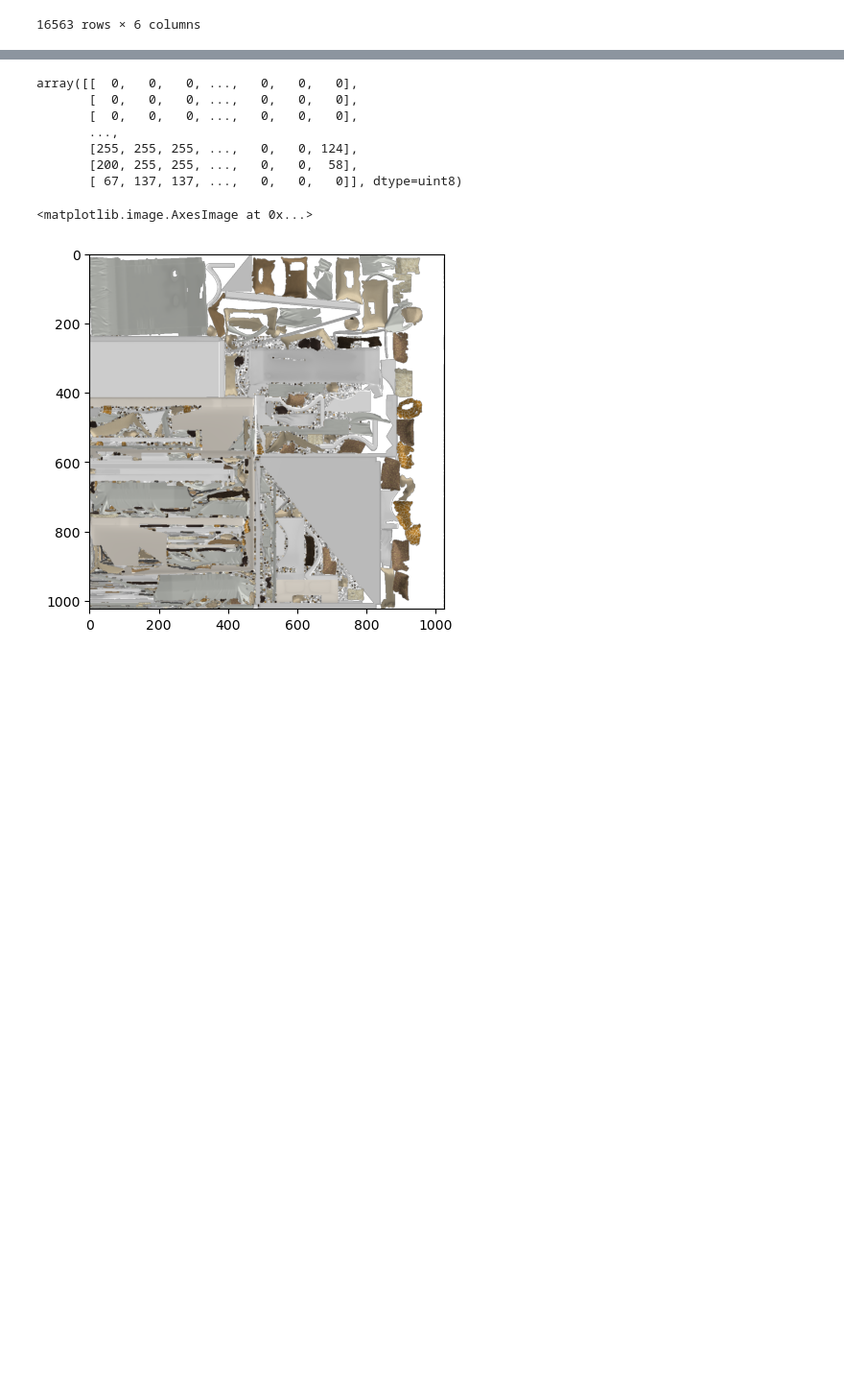
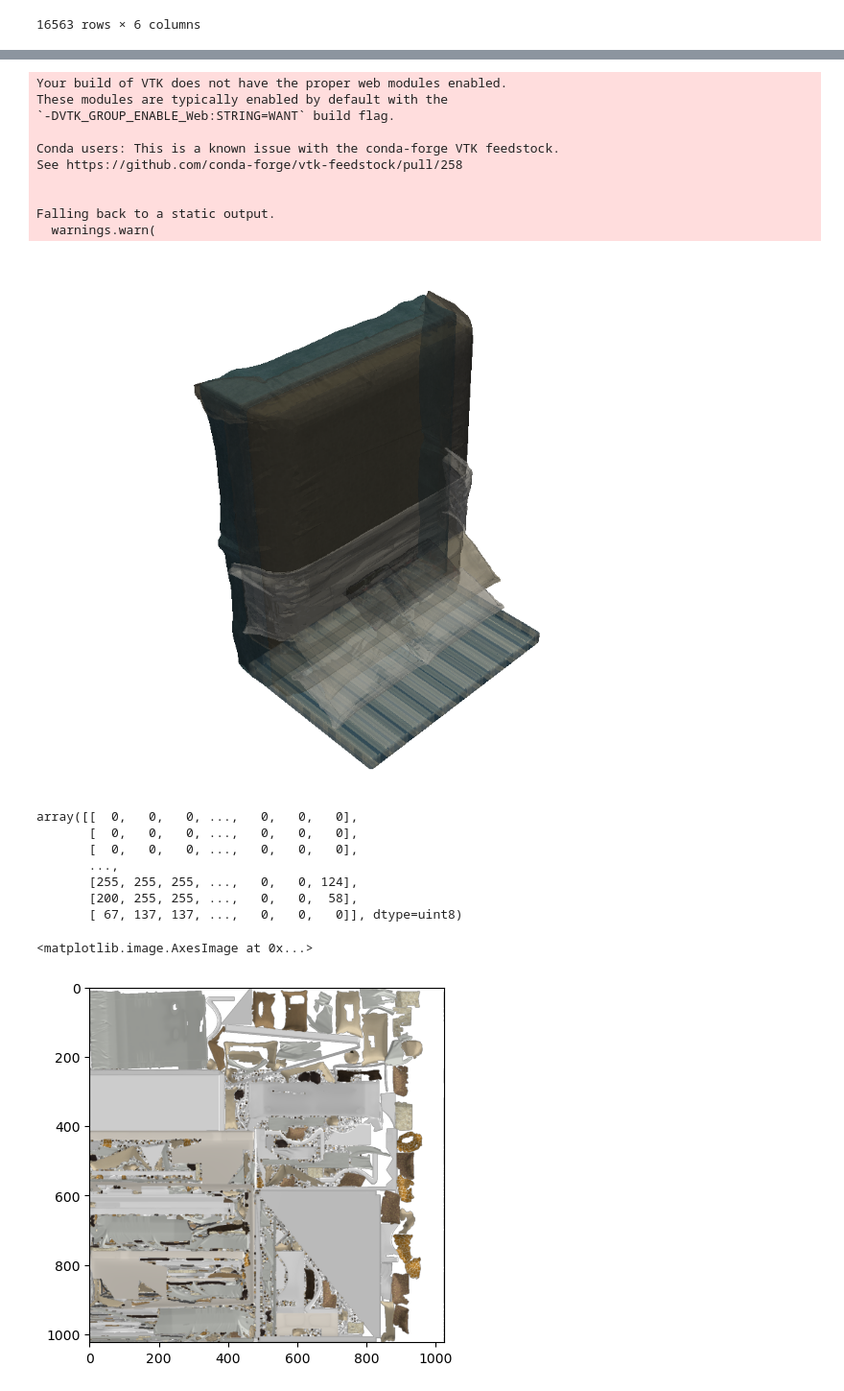
Before and after one commit to SpaceMatch-AI/ATISS, a Jupyter notebook: viz.ipynb, the cells around one changed output, grey strips where cells are left out. Shown at 96% size. Drawn from its saved outputs; the diff is of its cells as text; code cells hidden in the pictures; blank space fills up the shorter version.

```diff
--- a/viz.ipynb
+++ b/viz.ipynb
@@ -217,0 +217,2 @@ for m in models:
+# %%
+models[2]["texture"].opacity=1
@@ -218,3 +222,20 @@ for m in models:
+# %%
+        pl = pv.Plotter()
+        # pl.camera_position = position
+        pl.add_mesh(models[2]["model"], texture=models[2]["texture"])
+        pl.show()
+# %% [output]
+Your build of VTK does not have the proper web modules enabled.
+These modules are typically enabled by default with the
+`-DVTK_GROUP_ENABLE_Web:STRING=WANT` build flag.
+
+Conda users: This is a known issue with the conda-forge VTK feedstock.
+See https://github.com/conda-forge/vtk-feedstock/pull/258
+
+
+Falling back to a static output.
+  warnings.warn(
+[figure, added]
 # %%
 np.array(models[1]["texture"].to_array())[[..., 3]]
 # %% [output]
```
Also changed, not shown: parts of 5 cells of this notebook.
